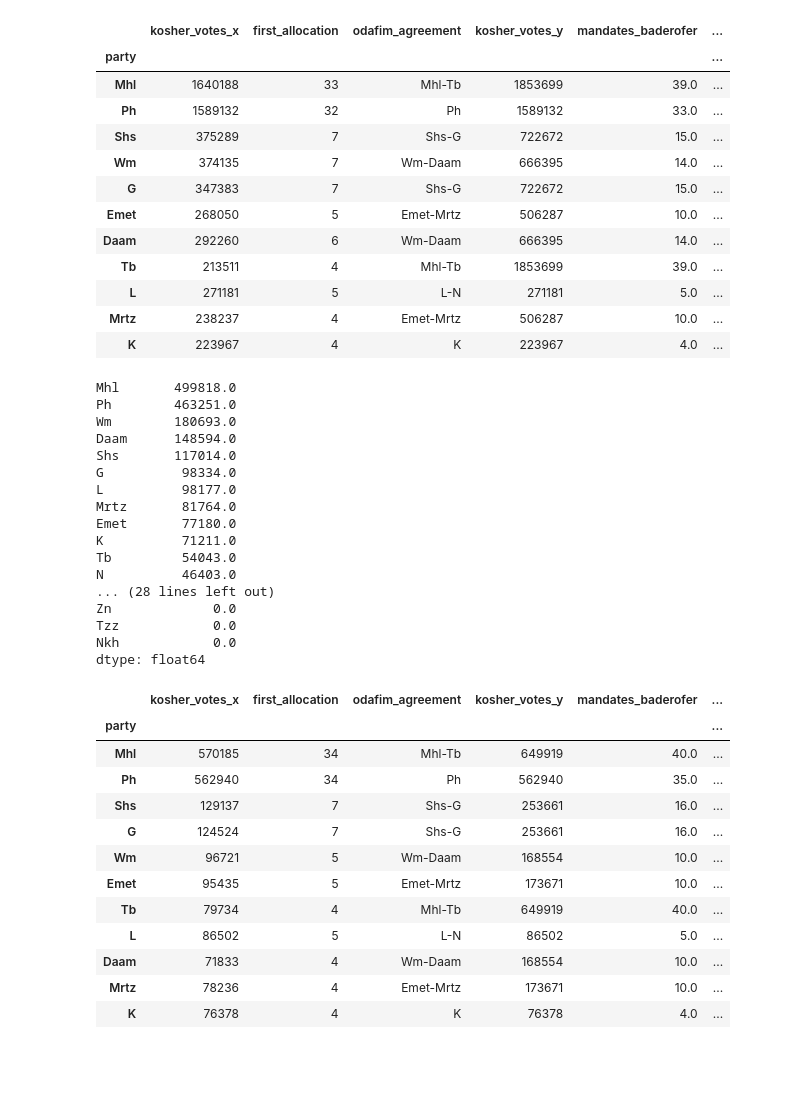
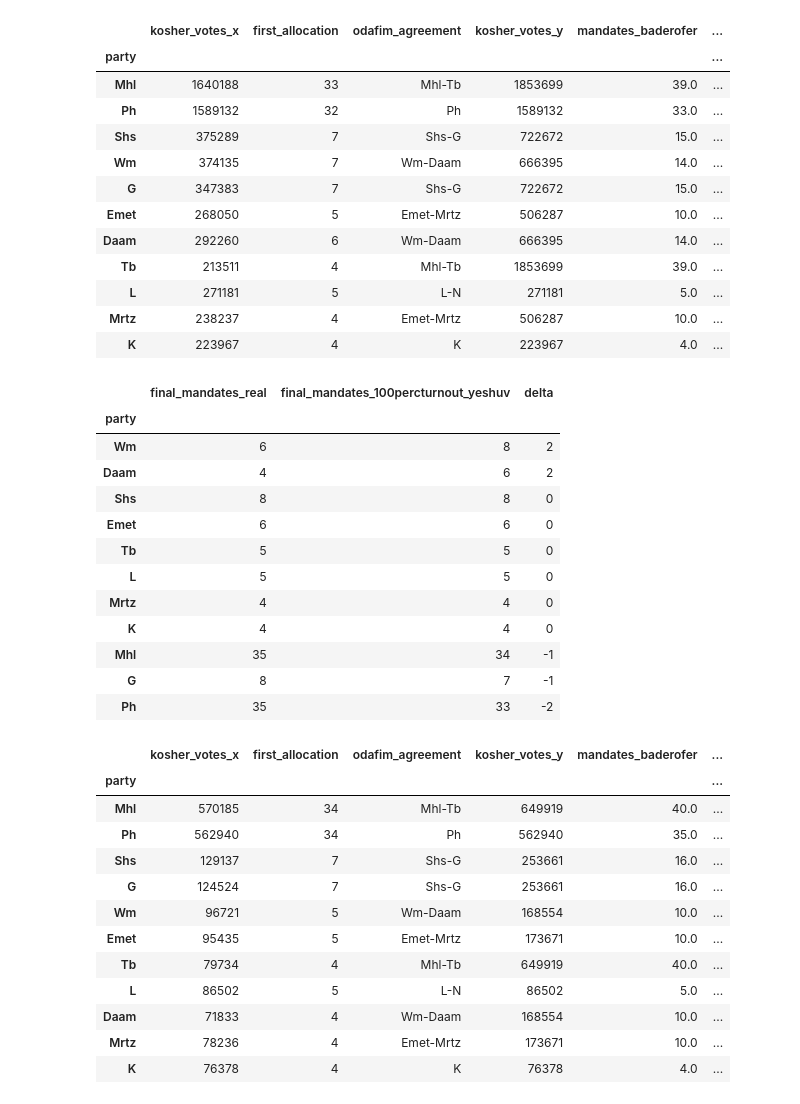
Before and after one commit to 50stuck/ballots2mandates, a Jupyter notebook: ballots 2 mandates.ipynb, the cells around one changed output. Cells and saved outputs as stored; diff of their text form; code cells hidden in the pictures; blank space fills up the shorter version.

```diff
--- a/ballots 2 mandates.ipynb
+++ b/ballots 2 mandates.ipynb
@@ -280,27 +319,25 @@ voters_to_mandates(votes_per_party_if_everyone_voted_yeshuv)
 | L | 271181 | 5 | L-N | 271181 | 5.0 | ... |
 | Mrtz | 238237 | 4 | Emet-Mrtz | 506287 | 10.0 | ... |
 | K | 223967 | 4 | K | 223967 | 4.0 | ... |
-# %%
-delta_yeshuv = votes_per_party_if_everyone_voted_yeshuv - yeshuv_df.sum()[parties]
-delta_yeshuv.sort_values(ascending=False)
-# %% [output]
-Mhl       499818.0
-Ph        463251.0
-Wm        180693.0
-Daam      148594.0
-Shs       117014.0
-G          98334.0
-L          98177.0
-Mrtz       81764.0
-Emet       77180.0
-K          71211.0
-Tb         54043.0
-N          46403.0
-... (28 lines left out)
-Zn             0.0
-Tzz            0.0
-Nkh            0.0
-dtype: float64
+# %%
+comparison_df = voters_to_mandates(votes_per_party)[['final_mandates']].join(voters_to_mandates(votes_per_party_if_everyone_voted_yeshuv)[['final_mandates']],
+                                                            lsuffix='_real', rsuffix='_100percturnout_yeshuv')
+comparison_df['delta'] = comparison_df['final_mandates_100percturnout_yeshuv'] - comparison_df['final_mandates_real']
+comparison_df.sort_values(by='delta', ascending=False)
+# %% [output]
+|  | final_mandates_real | final_mandates_100percturnout_yeshuv | delta |
+| party |  |  |  |
+| Wm | 6 | 8 | 2 |
+| Daam | 4 | 6 | 2 |
+| Shs | 8 | 8 | 0 |
+| Emet | 6 | 6 | 0 |
+| Tb | 5 | 5 | 0 |
+| L | 5 | 5 | 0 |
+| Mrtz | 4 | 4 | 0 |
+| K | 4 | 4 | 0 |
+| Mhl | 35 | 34 | -1 |
+| G | 8 | 7 | -1 |
+| Ph | 35 | 33 | -2 |
 # %%
 # What if the turnout rate was half as big, same distribution?
 
```
Also changed, not shown: parts of 6 cells of this notebook.
